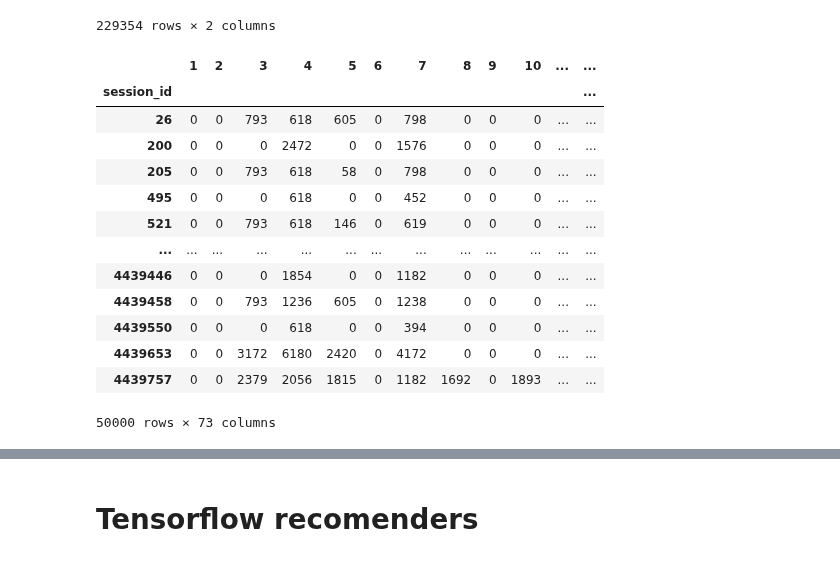
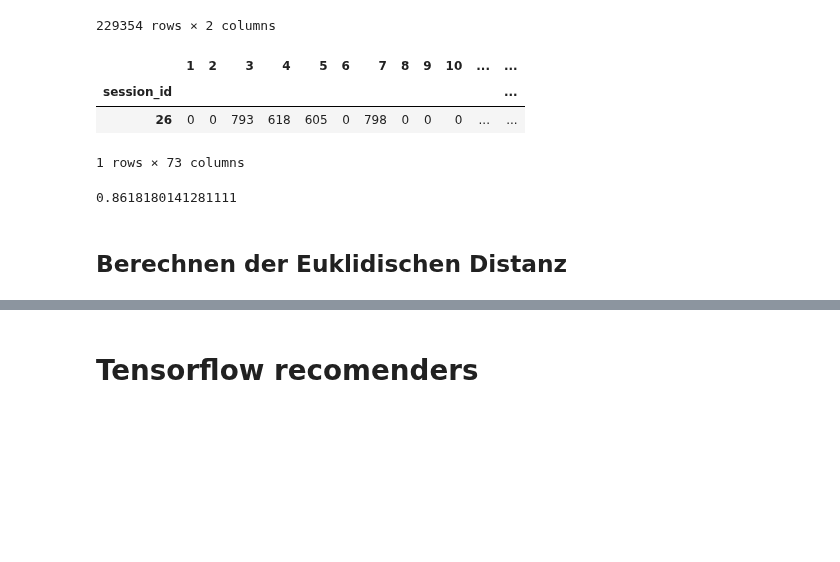
Before and after one commit to Ananassio/Data-Science_lab, a Jupyter notebook: Project/Data.ipynb, the cells around one changed output, grey strips where cells are left out. Cells and saved outputs as stored; diff of their text form; code cells hidden in the pictures; blank space fills up the shorter version.

```diff
--- a/Project/Data.ipynb
+++ b/Project/Data.ipynb
@@ -1259,19 +1242,22 @@ eucl
 test = eucl.set_index('item_id').join(feature_pivtable['feature_value_id'],how='inner')
 # %%
 # summarize all vectors from one session
-test.groupby('session_id').sum()
+test = test.groupby('session_id').sum()
+test[test.index==26]
 # %% [output]
 |  | 1 | 2 | 3 | 4 | 5 | 6 | 7 | 8 | 9 | 10 | ... | ... |
 | session_id |  |  |  |  |  |  |  |  |  |  |  | ... |
 | 26 | 0 | 0 | 793 | 618 | 605 | 0 | 798 | 0 | 0 | 0 | ... | ... |
-| 200 | 0 | 0 | 0 | 2472 | 0 | 0 | 1576 | 0 | 0 | 0 | ... | ... |
-| 205 | 0 | 0 | 793 | 618 | 58 | 0 | 798 | 0 | 0 | 0 | ... | ... |
-| 495 | 0 | 0 | 0 | 618 | 0 | 0 | 452 | 0 | 0 | 0 | ... | ... |
-| 521 | 0 | 0 | 793 | 618 | 146 | 0 | 619 | 0 | 0 | 0 | ... | ... |
-| ... | ... | ... | ... | ... | ... | ... | ... | ... | ... | ... | ... | ... |
-| 4439446 | 0 | 0 | 0 | 1854 | 0 | 0 | 1182 | 0 | 0 | 0 | ... | ... |
-| 4439458 | 0 | 0 | 793 | 1236 | 605 | 0 | 1238 | 0 | 0 | 0 | ... | ... |
-| 4439550 | 0 | 0 | 0 | 618 | 0 | 0 | 394 | 0 | 0 | 0 | ... | ... |
-| 4439653 | 0 | 0 | 3172 | 6180 | 2420 | 0 | 4172 | 0 | 0 | 0 | ... | ... |
-| 4439757 | 0 | 0 | 2379 | 2056 | 1815 | 0 | 1182 | 1692 | 0 | 1893 | ... | ... |
-50000 rows × 73 columns
+1 rows × 73 columns
+# %%
+q = np.array(test[test.index==26])
+w = np.array(feature_pivtable[feature_pivtable.index==11])
+
+q = q/np.linalg.norm(q)
+w = w/np.linalg.norm(w)
+
+np.linalg.norm(q-w)
+# %% [output]
+0.8618180141281111
+# %% [markdown]
+## Berechnen der Euklidischen Distanz
```
Also changed, not shown: parts of 19 cells of this notebook.
